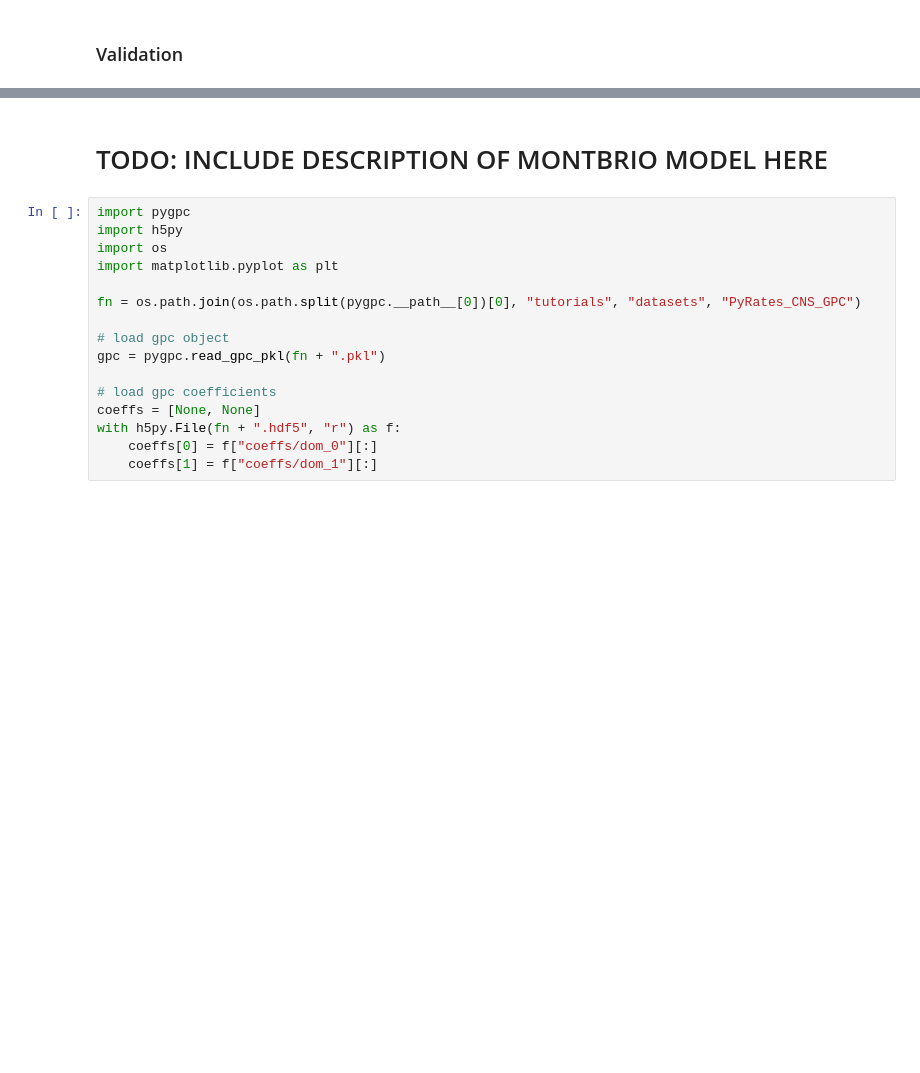
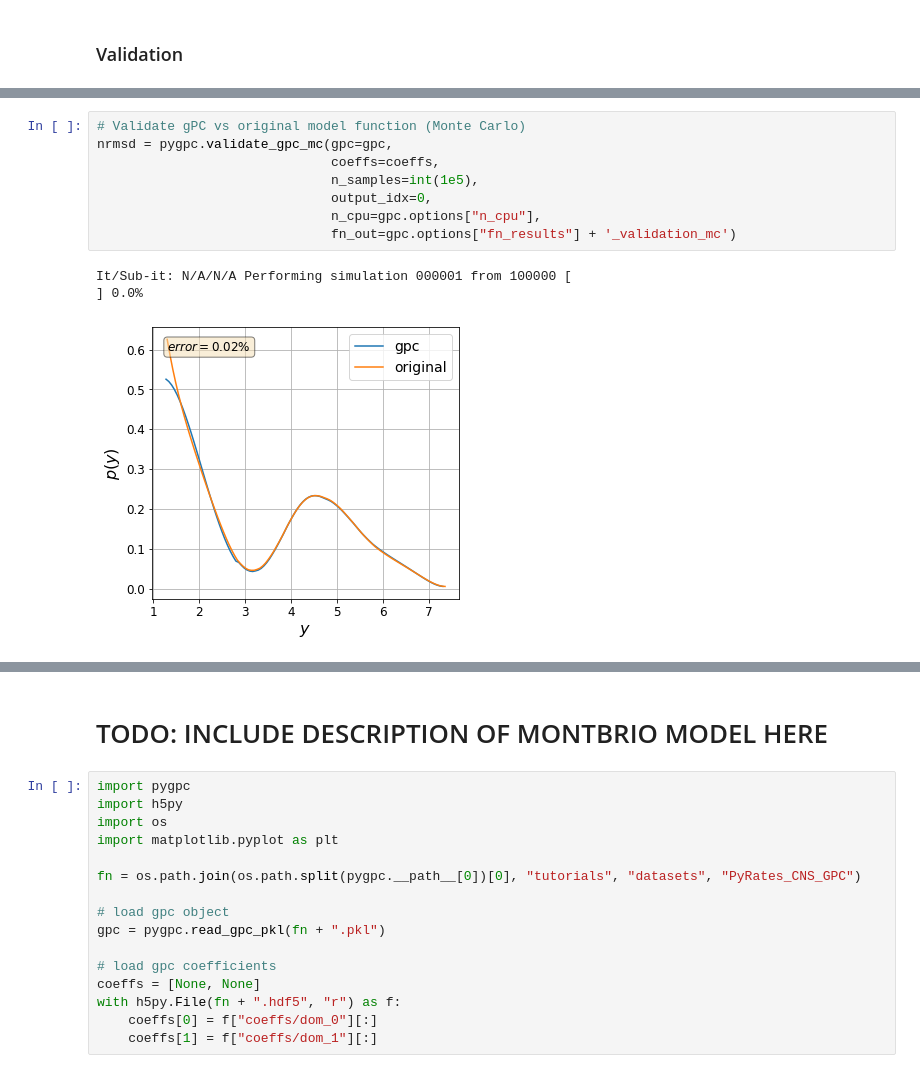
Before and after one commit to pygpc-polynomial-chaos/pygpc, a Jupyter notebook: tutorials/Tutorial_pygpc_pyrates_BaCI.ipynb, the cells around one changed output, grey strips where cells are left out. Cells and saved outputs as stored; diff of their text form; blank space fills up the shorter version.

```diff
--- a/tutorials/Tutorial_pygpc_pyrates_BaCI.ipynb
+++ b/tutorials/Tutorial_pygpc_pyrates_BaCI.ipynb
@@ -650,0 +763,11 @@ It/Sub-it: N/A/N/A Performing simulation 00001 from 10000 [
+# %%
+# Validate gPC vs original model function (Monte Carlo)
+nrmsd = pygpc.validate_gpc_mc(gpc=gpc,
+                              coeffs=coeffs,
+                              n_samples=int(1e5),
+                              output_idx=0,
+                              n_cpu=gpc.options["n_cpu"],
+                              fn_out=gpc.options["fn_results"] + '_validation_mc')
+# %% [output]
+It/Sub-it: N/A/N/A Performing simulation 000001 from 100000 [                                        ] 0.0%
+[figure, added]
```
Also changed, not shown: parts of 19 cells of this notebook, 4 other files.
